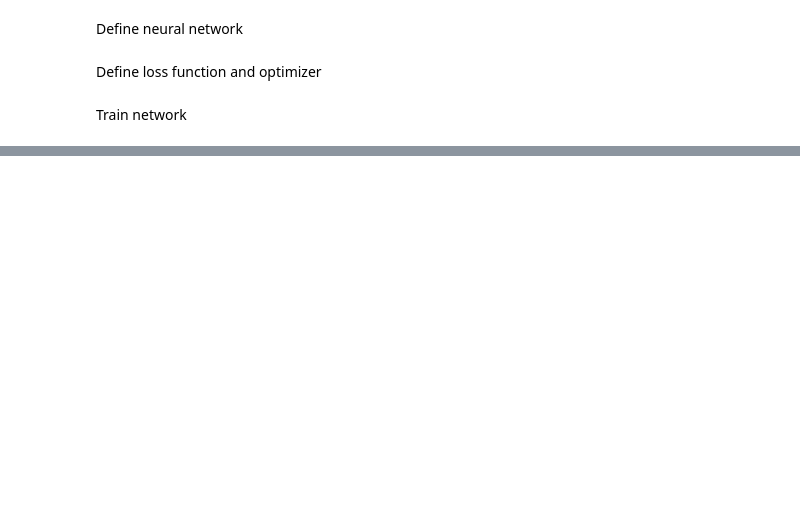
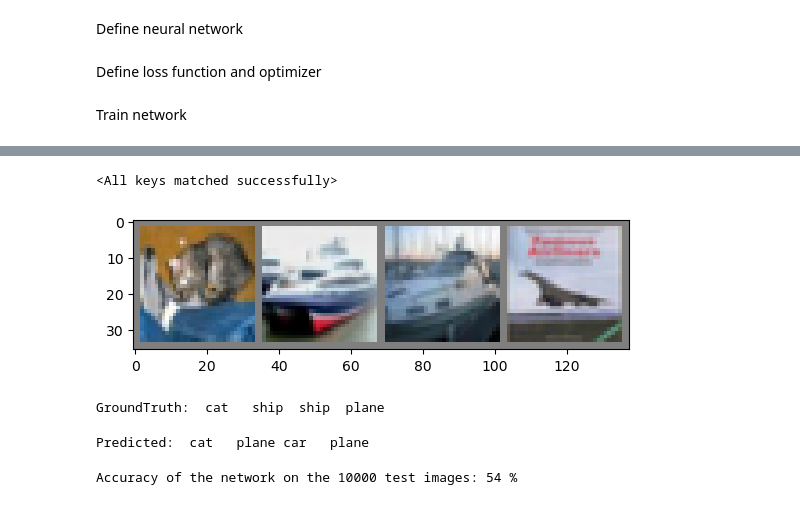
Before and after one commit to strojanski/diploma, a Jupyter notebook: v0/timing.ipynb, the cells around one changed output, grey strips where cells are left out. Saved outputs shown, nothing was run; the diff lists cells and outputs as text; code cells hidden in the pictures; blank space fills up the shorter version.

```diff
--- a/v0/timing.ipynb
+++ b/v0/timing.ipynb
@@ -13,7 +39,8 @@ device = "cuda" if torch.cuda.is_available() else "mps" if torch.backends.mps.is
 # %%
 transform = transforms.Compose(
     [transforms.ToTensor(),
-     transforms.Normalize((0.5, 0.5, 0.5), (0.5, 0.5, 0.5))])
+     transforms.Normalize((0.5, 0.5, 0.5), (0.5, 0.5, 0.5))]
+)
 
 batch_size = 4
 download = False
@@ -115,0 +249,43 @@ KeyboardInterrupt:
+# %%
+# Load net
+net = Net()
+net.load_state_dict(torch.load(PATH))
+# %% [output]
+<All keys matched successfully>
+# %%
+dataiter = iter(testloader)
+images, labels = next(dataiter)
+
+# print images
+imshow(torchvision.utils.make_grid(images))
+print('GroundTruth: ', ' '.join(f'{classes[labels[j]]:5s}' for j in range(4)))
+# %% [output]
+[figure, added]
+GroundTruth:  cat   ship  ship  plane
+# %%
+outputs = net(images)
+
+_, predicted = torch.max(outputs, 1)
+
+print('Predicted: ', ' '.join(f'{classes[predicted[j]]:5s}'
+                              for j in range(4)))
+# %% [output]
+Predicted:  cat   plane car   plane
+# %%
+# Test on whole dataset
+correct = 0
+total = 0
+# since we're not training, we don't need to calculate the gradients for our outputs
+with torch.no_grad():
+    for data in testloader:
+        images, labels = data
+        # calculate outputs by running images through the network
+        outputs = net(images)
+        # the class with the highest energy is what we choose as prediction
+        _, predicted = torch.max(outputs.data, 1)
+        total += labels.size(0)
+        correct += (predicted == labels).sum().item()
+
+print(f'Accuracy of the network on the 10000 test images: {100 * correct // total} %')
+# %% [output]
+Accuracy of the network on the 10000 test images: 54 %
```
Also changed, not shown: parts of 20 cells of this notebook, 2 other files.
